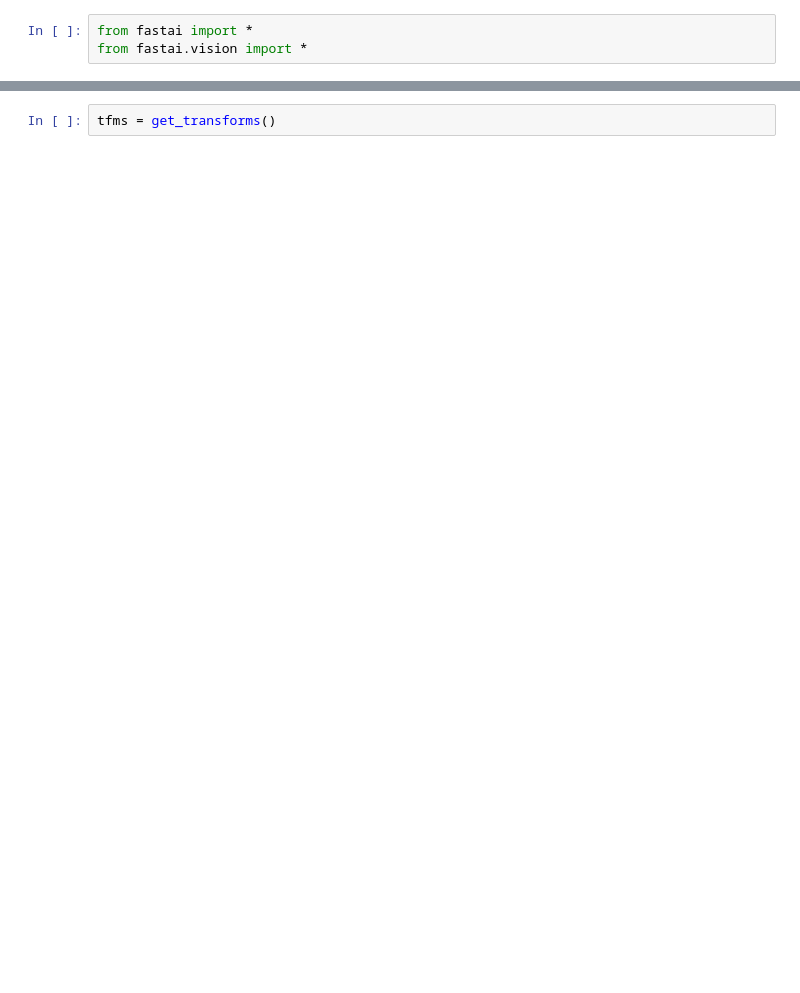
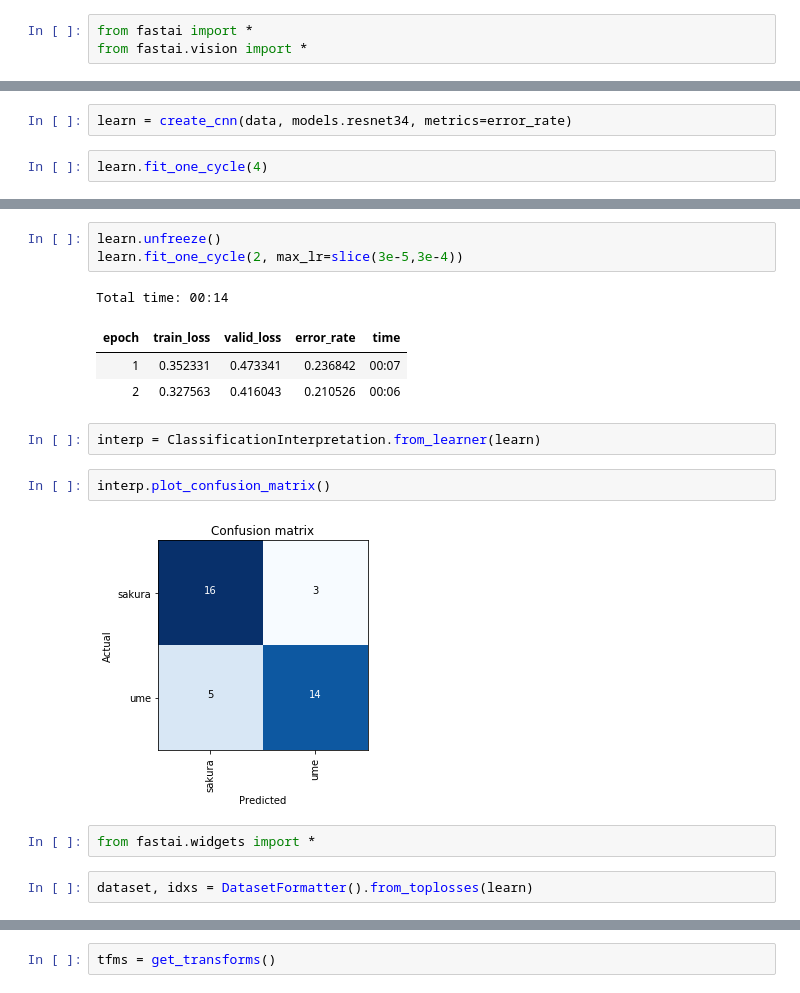
Before and after one commit to Machine-Learning-Tokyo/MLT-x-fastai, a Jupyter notebook: mini-lessons/fastai-vision-data-examples.ipynb, the cells around one changed output, grey strips where cells are left out. Cells and saved outputs as stored; diff of their text form; blank space fills up the shorter version.

```diff
--- a/mini-lessons/fastai-vision-data-examples.ipynb
+++ b/mini-lessons/fastai-vision-data-examples.ipynb
@@ -5,0 +77,4 @@ Content from this notebook has been inspired from the fast.ai [docs](https://doc
+# %%
+learn = create_cnn(data, models.resnet34, metrics=error_rate)
+# %%
+learn.fit_one_cycle(4)
@@ -5,0 +88,18 @@ Content from this notebook has been inspired from the fast.ai [docs](https://doc
+# %%
+learn.unfreeze()
+learn.fit_one_cycle(2, max_lr=slice(3e-5,3e-4))
+# %% [output]
+Total time: 00:14
+| epoch | train_loss | valid_loss | error_rate | time |
+| 1 | 0.352331 | 0.473341 | 0.236842 | 00:07 |
+| 2 | 0.327563 | 0.416043 | 0.210526 | 00:06 |
+# %%
+interp = ClassificationInterpretation.from_learner(learn)
+# %%
+interp.plot_confusion_matrix()
+# %% [output]
+[figure, added]
+# %%
+from fastai.widgets import *
+# %%
+dataset, idxs = DatasetFormatter().from_toplosses(learn)
```
Also changed, not shown: parts of 69 cells of this notebook.
